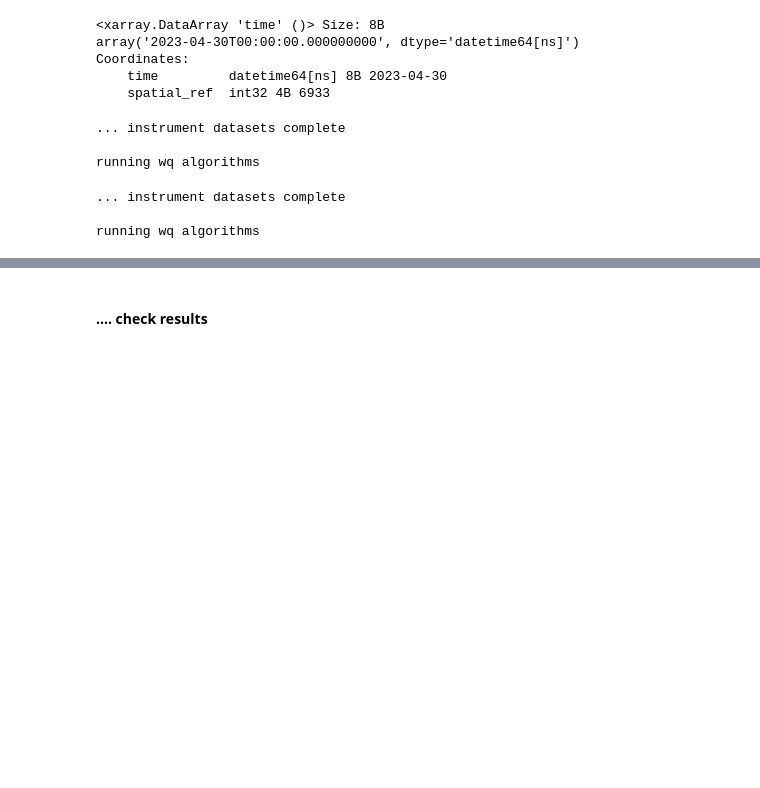
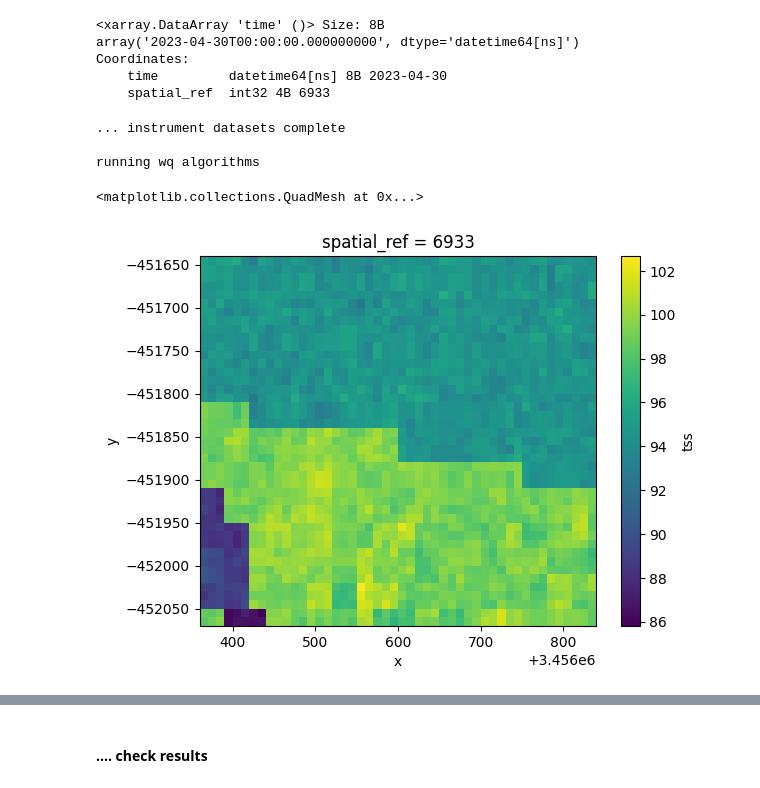
Before and after one commit to digitalearthafrica/deafrica_water_quality, a Jupyter notebook: WP2.1/WP2.1.ipynb, the cells around one changed output, grey strips where cells are left out. Cells and saved outputs as stored; diff of their text form; code cells hidden in the pictures; blank space fills up the shorter version.

```diff
--- a/WP2.1/WP2.1.ipynb
+++ b/WP2.1/WP2.1.ipynb
@@ -667,16 +734,16 @@ array('2023-04-30T00:00:00.000000000', dtype='datetime64[ns]')
 Coordinates:
     time         datetime64[ns] 8B 2023-04-30
     spatial_ref  int32 4B 6933
-# %%
-ds_202408 = build_month_dataset(months[months.start_time=='2023-08'].item(),keep_all_vars=True)
-# %% [output]
-... instrument datasets complete
-
-running wq algorithms
-# %%
-ds_202304 = build_month_dataset(months[months.start_time=='2023-04-01'].item(),keep_all_vars=True)
-# %% [output]
-... instrument datasets complete
-
-running wq algorithms
+# %%
+ds_202201 = build_month_dataset(months[months.start_time=='2022-01-01'].item(),keep_all_vars=True)
+# %% [output]
+... instrument datasets complete
+
+running wq algorithms
+# %%
+ds_202201\
+    .tss.median(dim='tss_measure').mean(dim='time').plot()
+# %% [output]
+<matplotlib.collections.QuadMesh at 0x...>
+[figure, added]
 # %%
```
Also changed, not shown: parts of 22 cells of this notebook.
